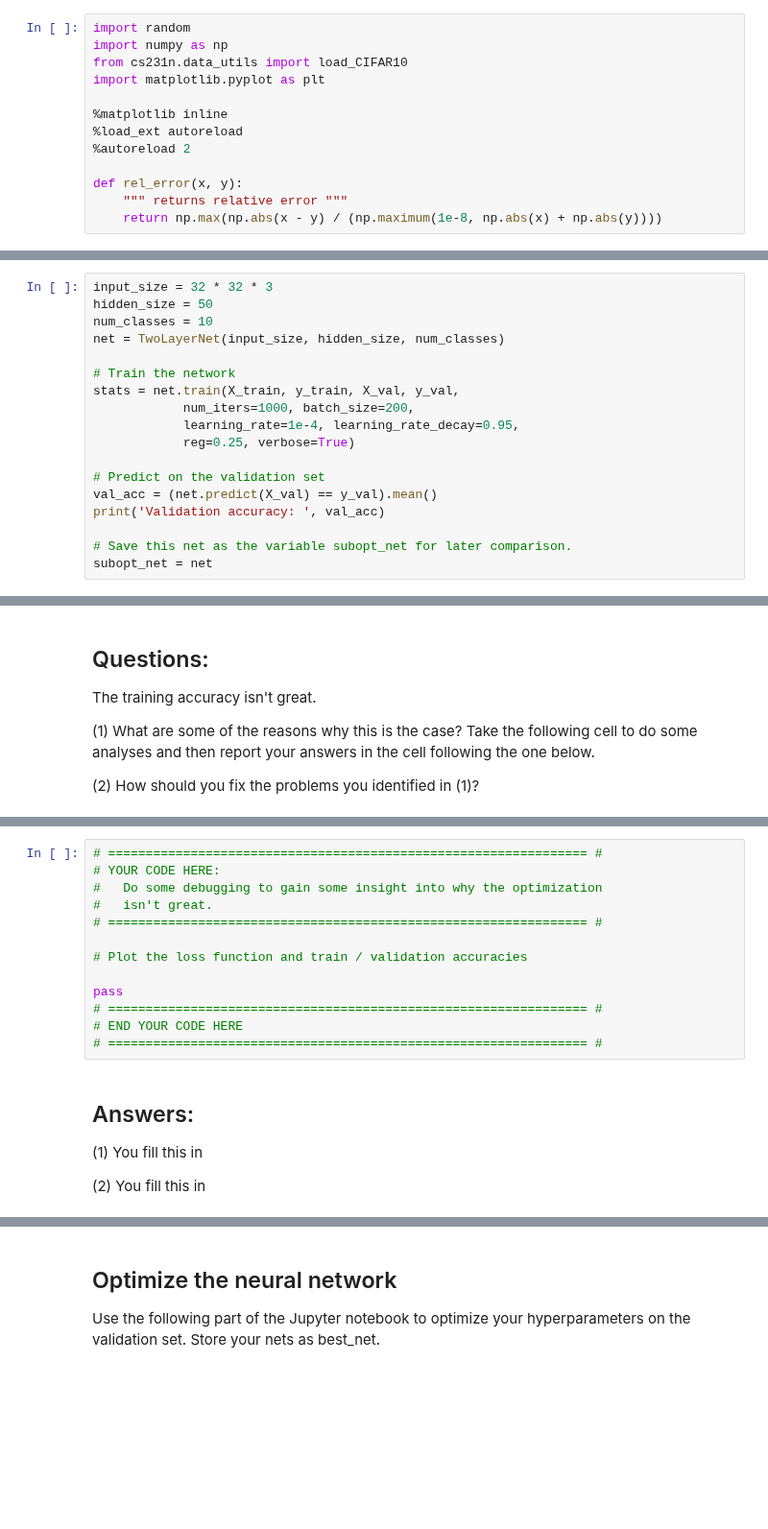
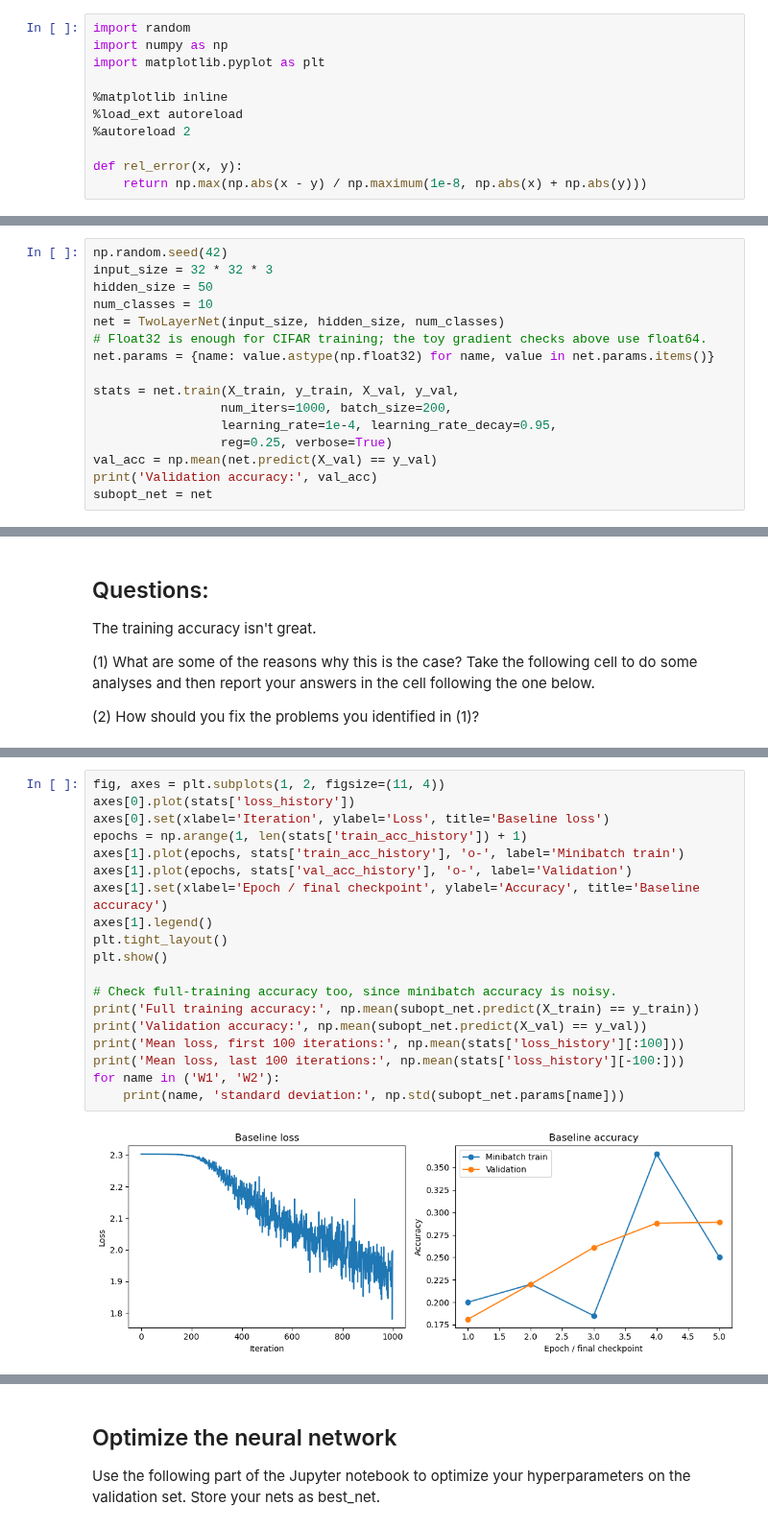
Before and after one commit to LepingWan/ECE247A, a Jupyter notebook: HW3.ipynb, the cells around one changed output, grey strips where cells are left out. Shown at 96% size. Saved outputs shown, nothing was run; the diff lists cells and outputs as text; blank space fills up the shorter version.

Commit message:
Complete HW3 two-layer network with executed checks and CIFAR-10 results

```diff
--- a/HW3.ipynb
+++ b/HW3.ipynb
@@ -269,7 +269,6 @@ The goal of this workbook is to give you experience with training a two layer ne
 # %%
 import random
 import numpy as np
-from cs231n.data_utils import load_CIFAR10
 import matplotlib.pyplot as plt
 
 %matplotlib inline
@@ -277,5 +276,4 @@ import matplotlib.pyplot as plt
 %autoreload 2
 
 def rel_error(x, y):
-    """ returns relative error """
-    return np.max(np.abs(x - y) / (np.maximum(1e-8, np.abs(x) + np.abs(y))))
+    return np.max(np.abs(x - y) / np.maximum(1e-8, np.abs(x) + np.abs(y)))
@@ -432,20 +617,18 @@ print('Test labels shape: ', y_test.shape)
 
 If your implementation is correct, you should see a validation accuracy of around 28-29%.
 # %%
+np.random.seed(42)
 input_size = 32 * 32 * 3
 hidden_size = 50
 num_classes = 10
 net = TwoLayerNet(input_size, hidden_size, num_classes)
+# Float32 is enough for CIFAR training; the toy gradient checks above use float64.
+net.params = {name: value.astype(np.float32) for name, value in net.params.items()}
 
-# Train the network
 stats = net.train(X_train, y_train, X_val, y_val,
-            num_iters=1000, batch_size=200,
-            learning_rate=1e-4, learning_rate_decay=0.95,
-            reg=0.25, verbose=True)
-
-# Predict on the validation set
-val_acc = (net.predict(X_val) == y_val).mean()
-print('Validation accuracy: ', val_acc)
-
-# Save this net as the variable subopt_net for later comparison.
+                 num_iters=1000, batch_size=200,
+                 learning_rate=1e-4, learning_rate_decay=0.95,
+                 reg=0.25, verbose=True)
+val_acc = np.mean(net.predict(X_val) == y_val)
+print('Validation accuracy:', val_acc)
 subopt_net = net
@@ -462,19 +652,21 @@ stats['train_acc_history']
-# %%
-# ================================================================ #
-# YOUR CODE HERE:
-#   Do some debugging to gain some insight into why the optimization
-#   isn't great.
-# ================================================================ #
-
-# Plot the loss function and train / validation accuracies
-
-pass
-# ================================================================ #
-# END YOUR CODE HERE
-# ================================================================ #
-# %% [markdown]
-## Answers:
-
-(1) You fill this in
-
-(2) You fill this in
+# %%
+fig, axes = plt.subplots(1, 2, figsize=(11, 4))
+axes[0].plot(stats['loss_history'])
+axes[0].set(xlabel='Iteration', ylabel='Loss', title='Baseline loss')
+epochs = np.arange(1, len(stats['train_acc_history']) + 1)
+axes[1].plot(epochs, stats['train_acc_history'], 'o-', label='Minibatch train')
+axes[1].plot(epochs, stats['val_acc_history'], 'o-', label='Validation')
+axes[1].set(xlabel='Epoch / final checkpoint', ylabel='Accuracy', title='Baseline accuracy')
+axes[1].legend()
+plt.tight_layout()
+plt.show()
+
+# Check full-training accuracy too, since minibatch accuracy is noisy.
+print('Full training accuracy:', np.mean(subopt_net.predict(X_train) == y_train))
+print('Validation accuracy:', np.mean(subopt_net.predict(X_val) == y_val))
+print('Mean loss, first 100 iterations:', np.mean(stats['loss_history'][:100]))
+print('Mean loss, last 100 iterations:', np.mean(stats['loss_history'][-100:]))
+for name in ('W1', 'W2'):
+    print(name, 'standard deviation:', np.std(subopt_net.params[name]))
+# %% [output]
+[figure, added]
```
Also changed, not shown: parts of 23 cells of this notebook.
